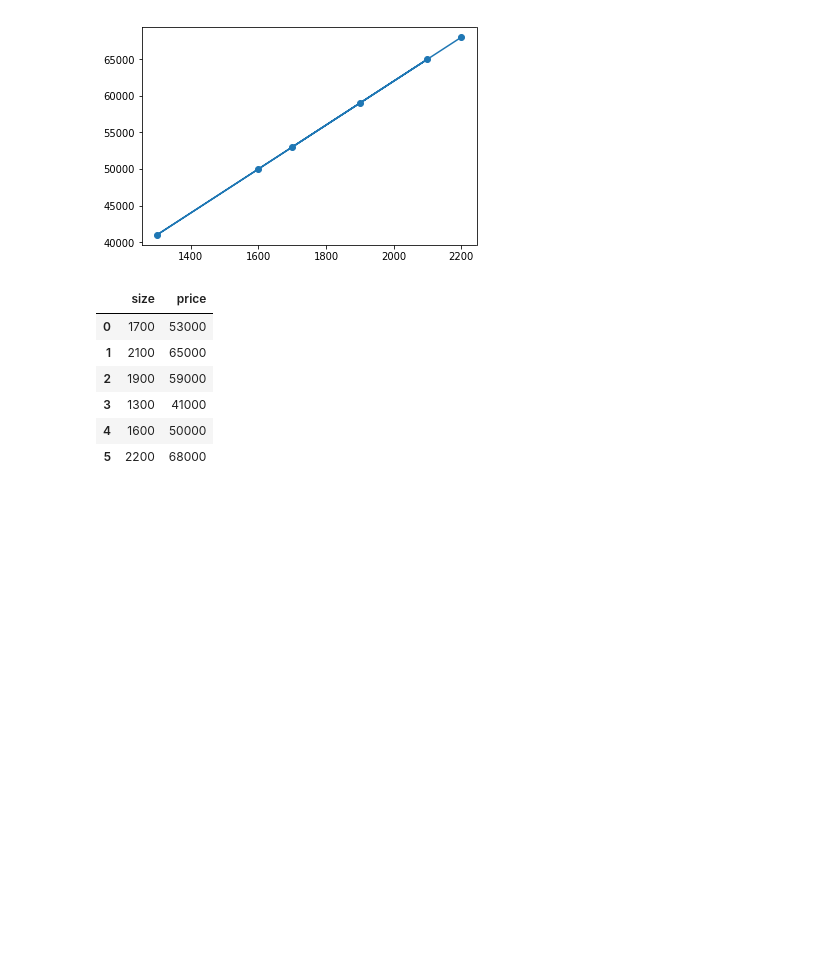
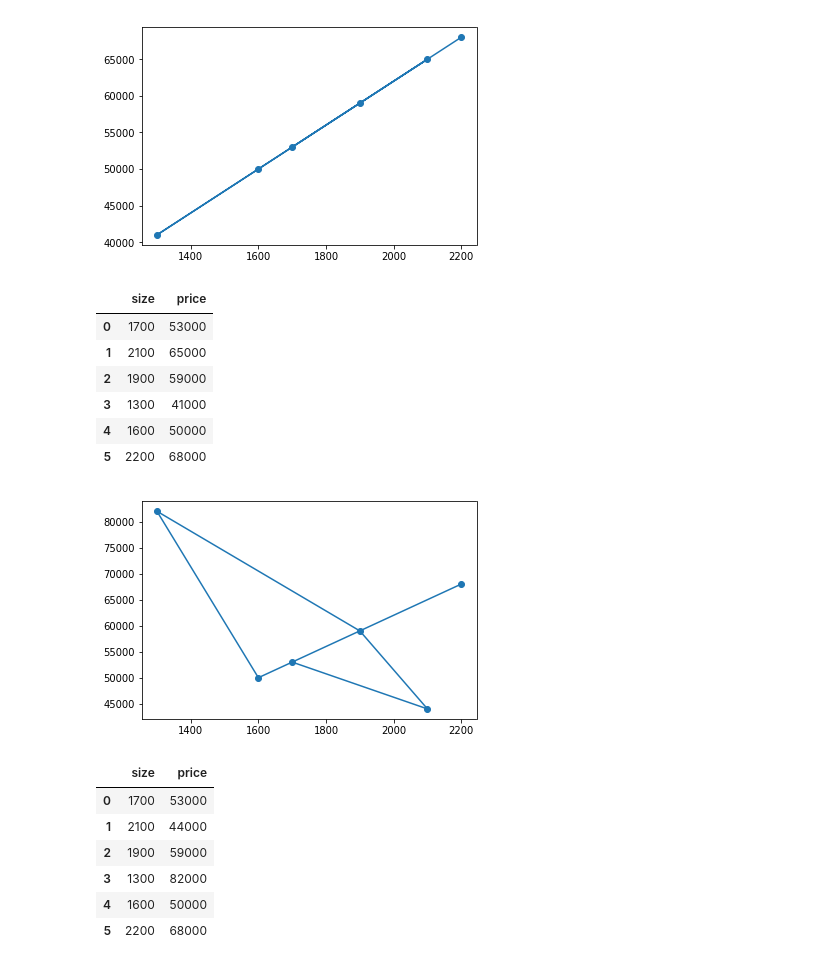
Before and after one commit to dan-lennox/udacity_statistics101, a Jupyter notebook: lesson2/houseprices.ipynb, the cells around one changed output. Drawn from its saved outputs; the diff is of its cells as text; code cells hidden in the pictures; blank space fills up the shorter version.

Commit message:
Lesson2, further visualisations.

```diff
--- a/lesson2/houseprices.ipynb
+++ b/lesson2/houseprices.ipynb
@@ -35,3 +35,21 @@ display.display(data2)
 | 3 | 1300 | 41000 |
 | 4 | 1600 | 50000 |
 | 5 | 2200 | 68000 |
+# %%
+data3 = pd.read_csv("houseprices3.csv")
+
+plt.scatter(data3['size'], data3['price']);
+plt.plot(data3['size'], data3['price']);
+
+plt.show()
+
+display.display(data3)
+# %% [output]
+[figure, added]
+|  | size | price |
+| 0 | 1700 | 53000 |
+| 1 | 2100 | 44000 |
+| 2 | 1900 | 59000 |
+| 3 | 1300 | 82000 |
+| 4 | 1600 | 50000 |
+| 5 | 2200 | 68000 |
```
Also changed, not shown: 1 other file.
